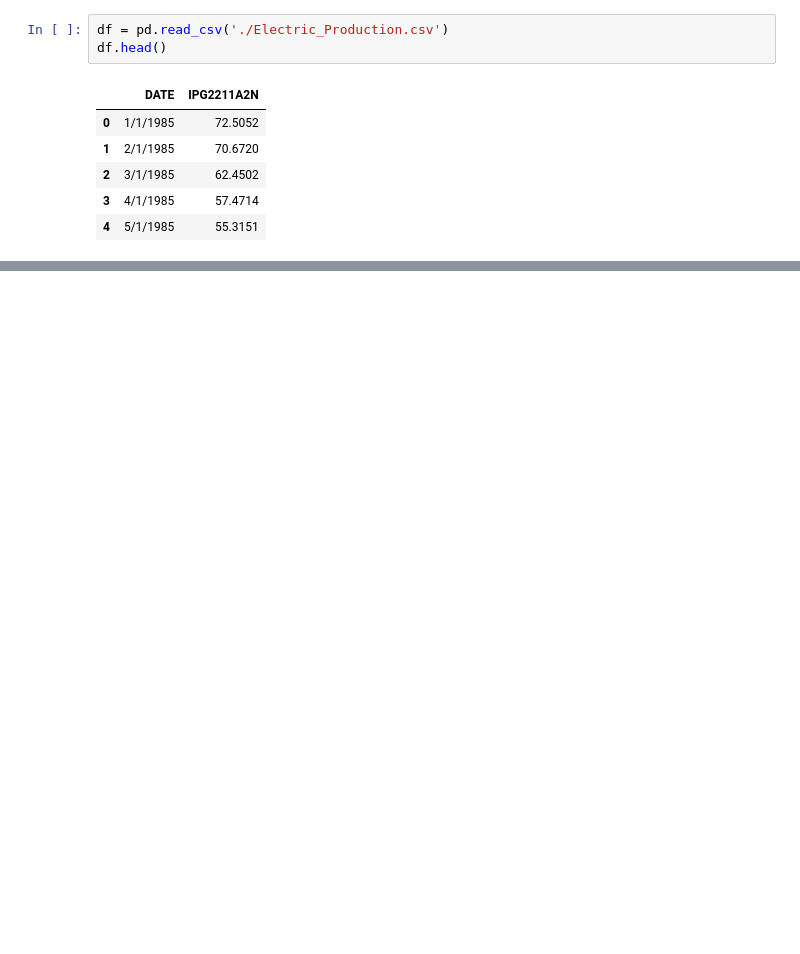
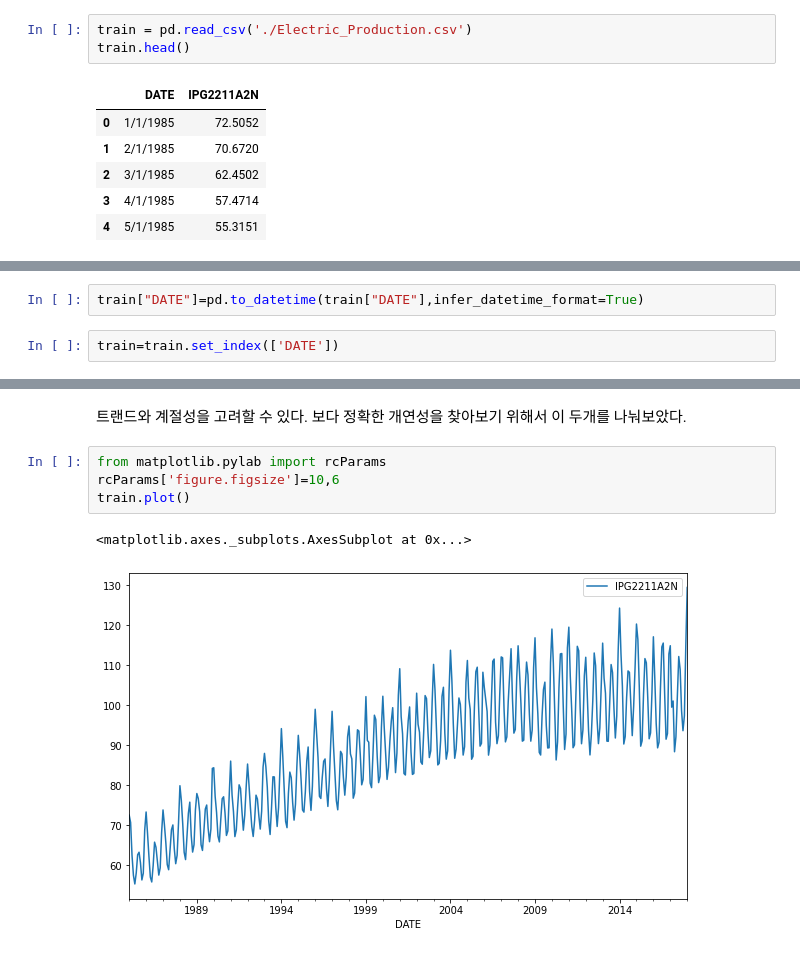
Before and after one commit to PyoSolBin/Dscover_2022, a Jupyter notebook: 시계열/과제/시계열분석_과제.ipynb, the cells around one changed output, grey strips where cells are left out. Drawn from its saved outputs; the diff is of its cells as text; blank space fills up the shorter version.

```diff
--- a/시계열/과제/시계열분석_과제.ipynb
+++ b/시계열/과제/시계열분석_과제.ipynb
@@ -22,8 +16,8 @@ import matplotlib.pyplot as plt
 # %% [markdown]
 ## 데이터 불러오기
 # %%
-df = pd.read_csv('./Electric_Production.csv')
-df.head()
+train = pd.read_csv('./Electric_Production.csv')
+train.head()
 # %% [output]
 |  | DATE | IPG2211A2N |
 | 0 | 1/1/1985 | 72.5052 |
@@ -33,0 +107,4 @@ df.head()
+# %%
+train["DATE"]=pd.to_datetime(train["DATE"],infer_datetime_format=True)
+# %%
+train=train.set_index(['DATE'])
@@ -33,0 +121,10 @@ df.head()
+# %% [markdown]
+트랜드와 계절성을 고려할 수 있다.
+보다 정확한 개연성을 찾아보기 위해서 이 두개를 나눠보았다.
+# %%
+from matplotlib.pylab import rcParams
+rcParams['figure.figsize']=10,6
+train.plot()
+# %% [output]
+<matplotlib.axes._subplots.AxesSubplot at 0x...>
+[figure, added]
```
Also changed, not shown: parts of 43 cells of this notebook.
